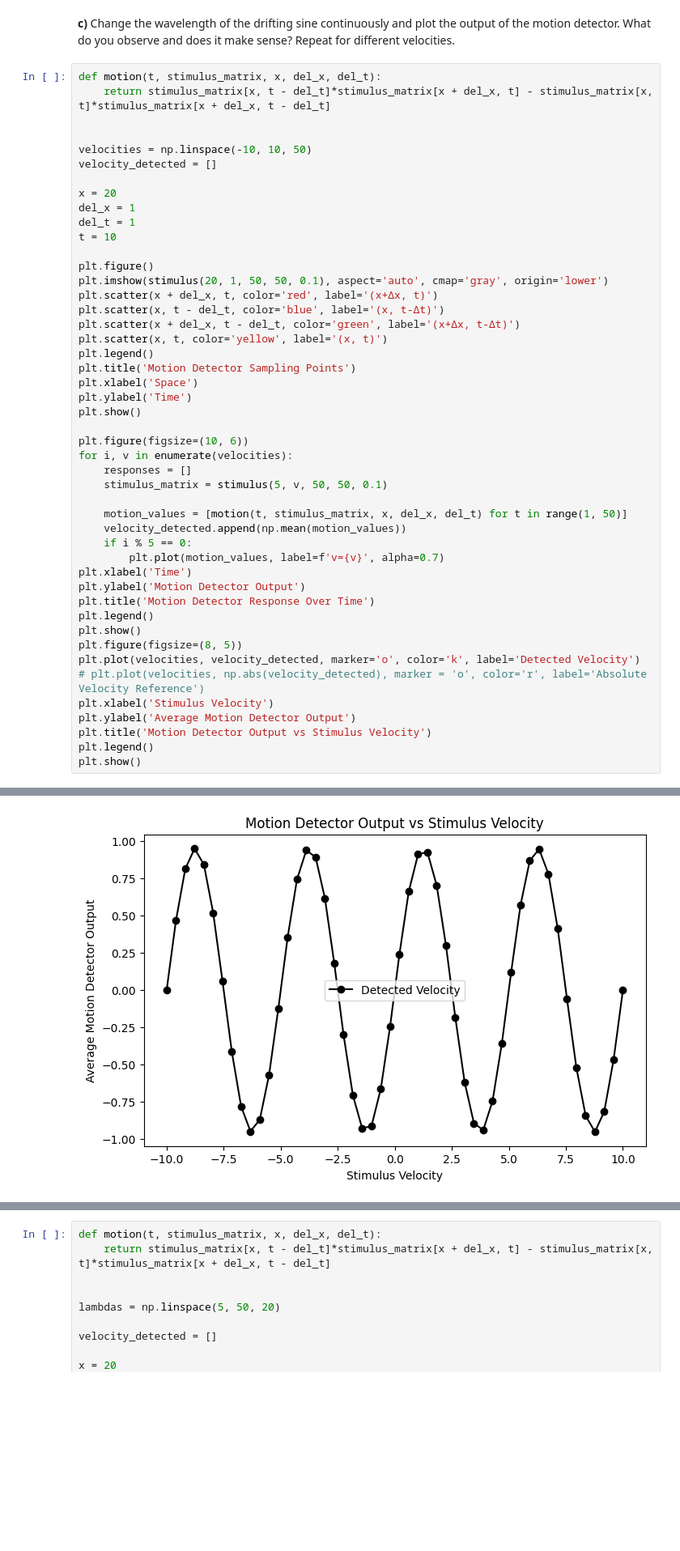
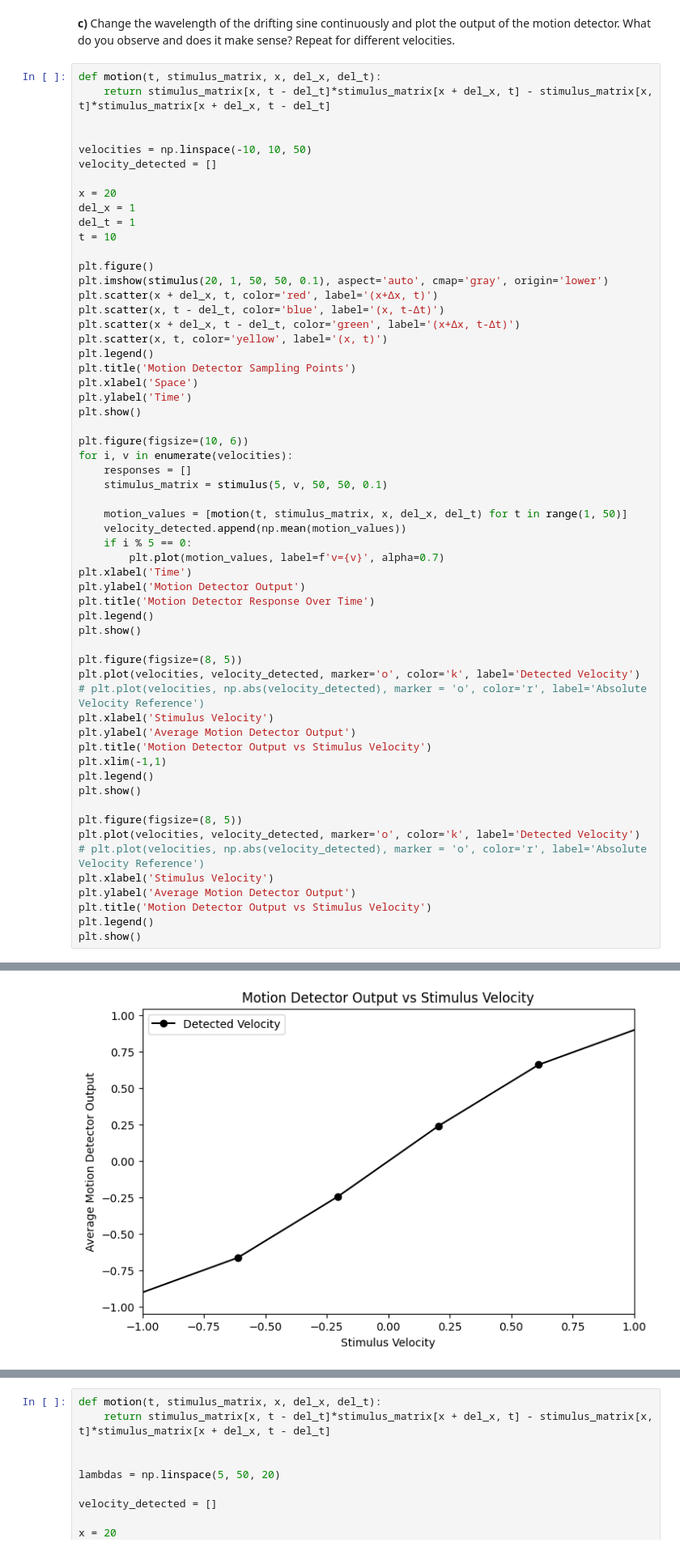
Before and after one commit to AtharvSuryawanshi/WP-5-Neural-Code, a Jupyter notebook: Exercises/Exercise_05.ipynb, the cells around one changed output, grey strips where cells are left out. Shown at 81% size. Drawn from its saved outputs; the diff is of its cells as text; blank space fills up the shorter version.

```diff
--- a/Exercises/Exercise_05.ipynb
+++ b/Exercises/Exercise_05.ipynb
@@ -96,31 +96,42 @@ plt.legend()
 plt.title('Motion Detector Sampling Points')
 plt.xlabel('Space')
 plt.ylabel('Time')
 plt.show()
 
 plt.figure(figsize=(10, 6))
 for i, v in enumerate(velocities):
     responses = []
     stimulus_matrix = stimulus(5, v, 50, 50, 0.1)
 
     motion_values = [motion(t, stimulus_matrix, x, del_x, del_t) for t in range(1, 50)]
     velocity_detected.append(np.mean(motion_values))
     if i % 5 == 0:
         plt.plot(motion_values, label=f'v={v}', alpha=0.7)
 plt.xlabel('Time')
 plt.ylabel('Motion Detector Output')
 plt.title('Motion Detector Response Over Time')
 plt.legend()
 plt.show()
+
+plt.figure(figsize=(8, 5))
+plt.plot(velocities, velocity_detected, marker='o', color='k', label='Detected Velocity')
+# plt.plot(velocities, np.abs(velocity_detected), marker = 'o', color='r', label='Absolute Velocity Reference')
+plt.xlabel('Stimulus Velocity')
+plt.ylabel('Average Motion Detector Output')
+plt.title('Motion Detector Output vs Stimulus Velocity')
+plt.xlim(-1,1)
+plt.legend()
+plt.show()
+
 plt.figure(figsize=(8, 5))
 plt.plot(velocities, velocity_detected, marker='o', color='k', label='Detected Velocity')
 # plt.plot(velocities, np.abs(velocity_detected), marker = 'o', color='r', label='Absolute Velocity Reference')
 plt.xlabel('Stimulus Velocity')
 plt.ylabel('Average Motion Detector Output')
 plt.title('Motion Detector Output vs Stimulus Velocity')
 plt.legend()
 plt.show()
 # %% [output]
 [figure]
 [figure]
-[figure, old version]
+[figure, new version]
```
Also changed, not shown: parts of 4 cells of this notebook.
